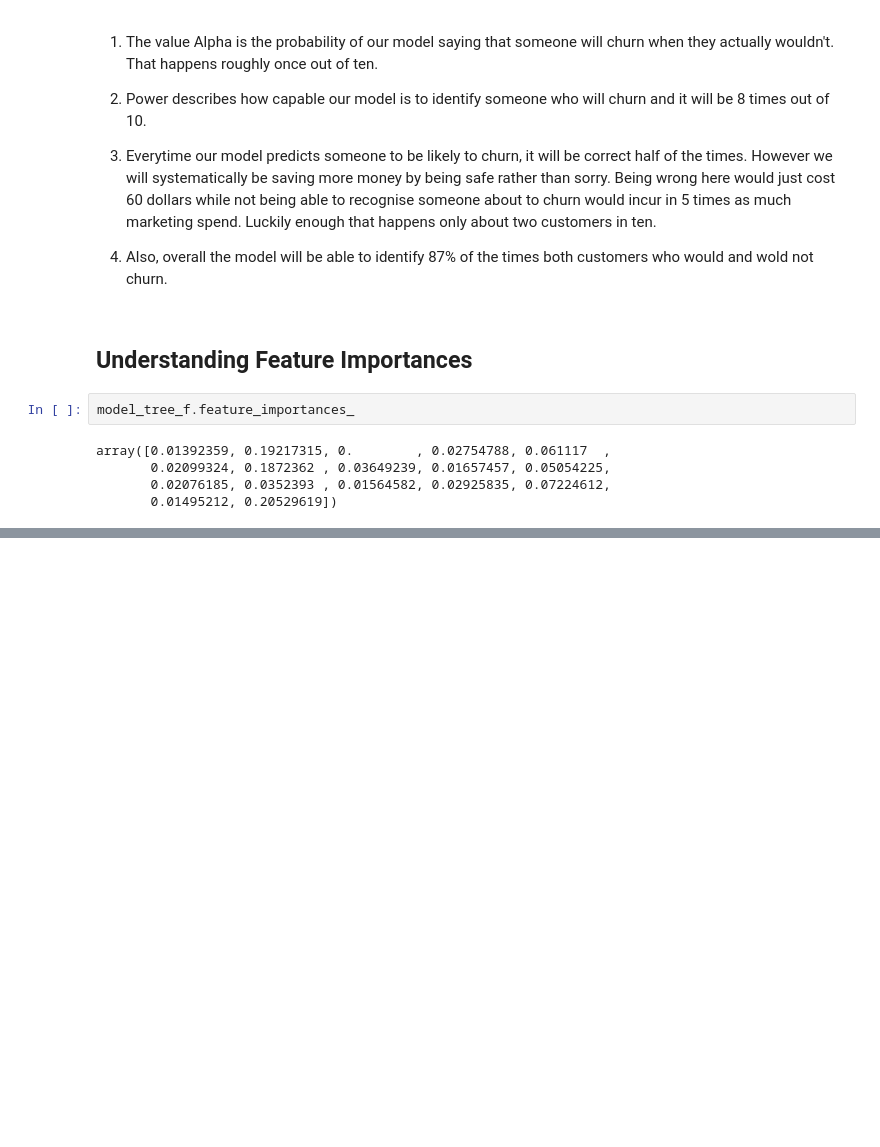
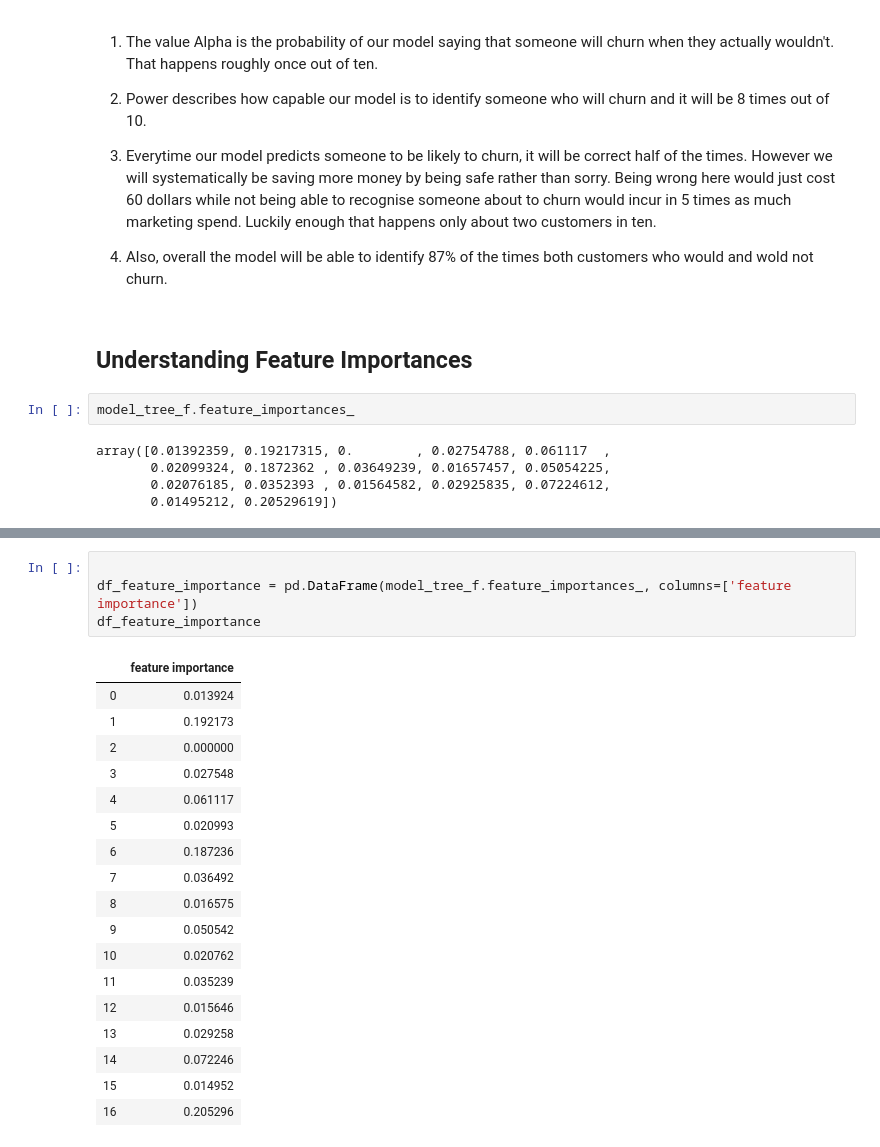
Before and after one commit to matteomm/syriatel_customerchurn_project, a Jupyter notebook: index.ipynb, the cells around one changed output, grey strips where cells are left out. Drawn from its saved outputs; the diff is of its cells as text; blank space fills up the shorter version.

```diff
--- a/index.ipynb
+++ b/index.ipynb
@@ -844,0 +873,23 @@ plt.show()
+# %%
+
+df_feature_importance = pd.DataFrame(model_tree_f.feature_importances_, columns=['feature importance'])
+df_feature_importance
+# %% [output]
+|  | feature importance |
+| 0 | 0.013924 |
+| 1 | 0.192173 |
+| 2 | 0.000000 |
+| 3 | 0.027548 |
+| 4 | 0.061117 |
+| 5 | 0.020993 |
+| 6 | 0.187236 |
+| 7 | 0.036492 |
+| 8 | 0.016575 |
+| 9 | 0.050542 |
+| 10 | 0.020762 |
+| 11 | 0.035239 |
+| 12 | 0.015646 |
+| 13 | 0.029258 |
+| 14 | 0.072246 |
+| 15 | 0.014952 |
+| 16 | 0.205296 |
```
Also changed, not shown: parts of 10 cells of this notebook.
